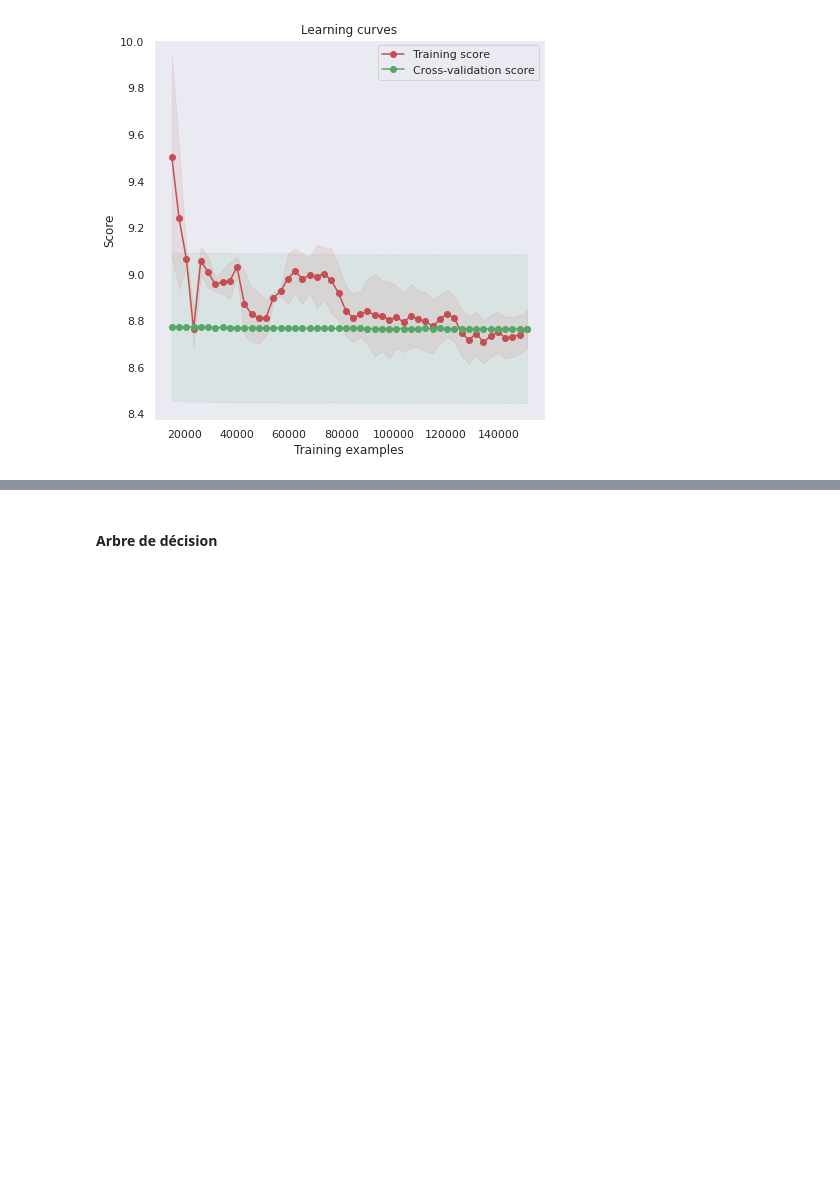
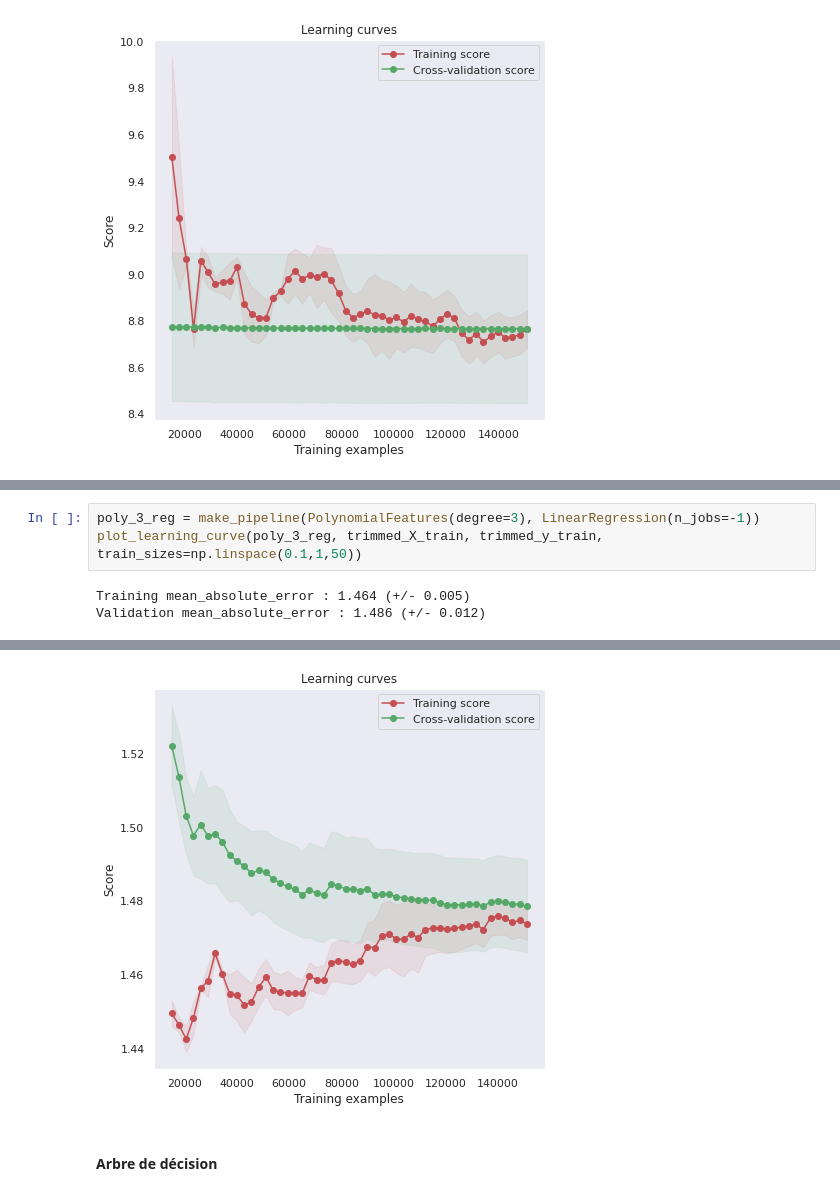
Before and after one commit to cmnemoi/NYCTaxiFareLPSID, a Jupyter notebook: src/Choix_modèles.ipynb, the cells around one changed output, grey strips where cells are left out. Drawn from its saved outputs; the diff is of its cells as text; blank space fills up the shorter version.

```diff
--- a/src/Choix_modèles.ipynb
+++ b/src/Choix_modèles.ipynb
@@ -429,0 +458,6 @@ Validation mean_squared_error : 20.006 (+/- 4.494)
+# %%
+poly_3_reg = make_pipeline(PolynomialFeatures(degree=3), LinearRegression(n_jobs=-1))
+plot_learning_curve(poly_3_reg, trimmed_X_train, trimmed_y_train, train_sizes=np.linspace(0.1,1,50))
+# %% [output]
+Training mean_absolute_error : 1.464 (+/- 0.005)
+Validation mean_absolute_error : 1.486 (+/- 0.012)
@@ -430,3 +465,4 @@ Validation mean_squared_error : 20.006 (+/- 4.494)
+[figure, added]
 # %% [markdown]
 #### Arbre de décision
 # %%
```
Also changed, not shown: parts of 83 cells of this notebook.
